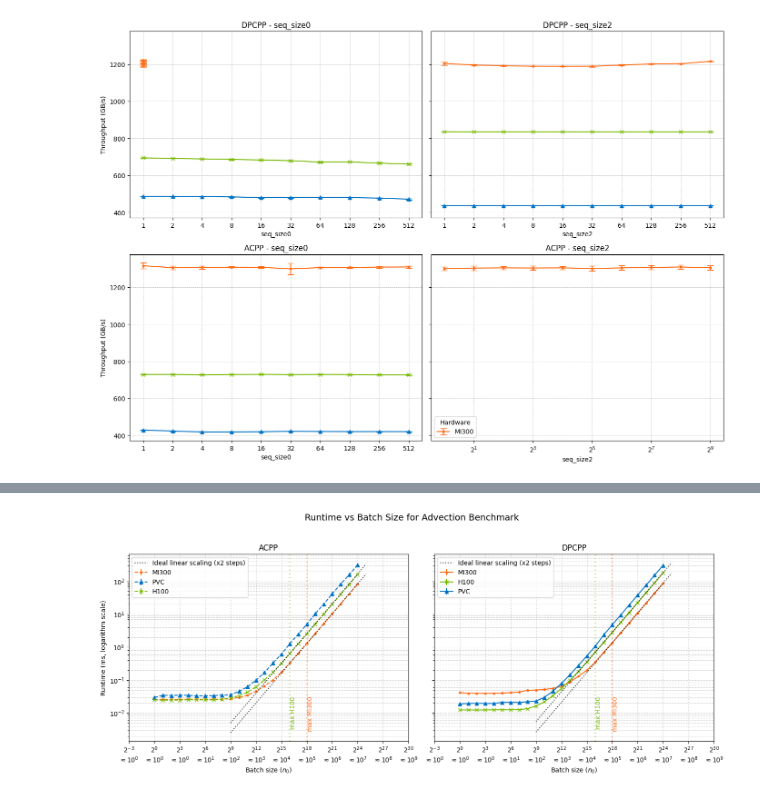
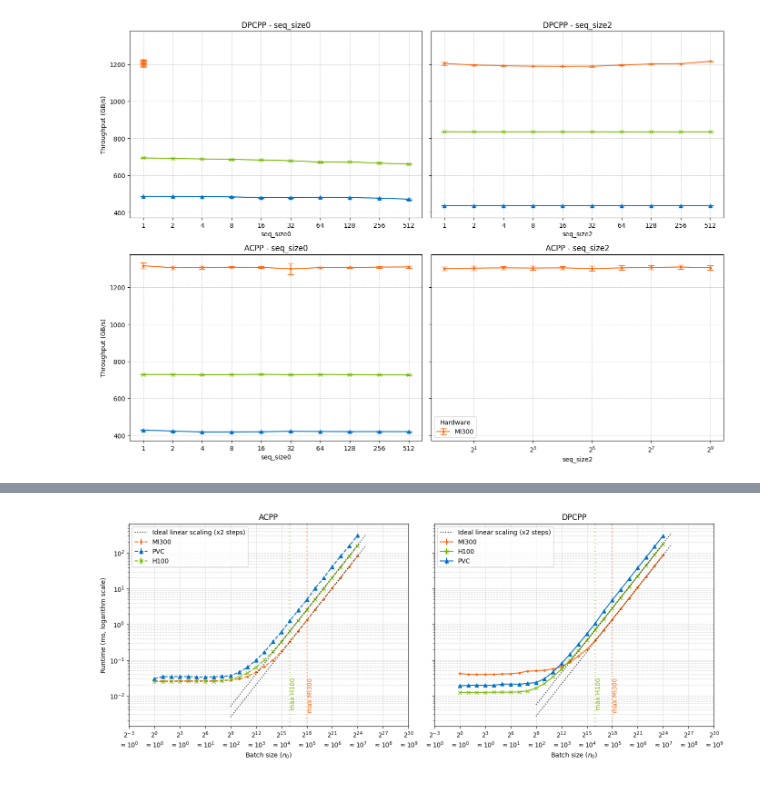
Before and after one commit to Aympab/phd-experiments, a Jupyter notebook: out/diag.ipynb, the cells around one changed output, grey strips where cells are left out. Cells and saved outputs as stored; diff of their text form; code cells hidden in the pictures.

```diff
--- a/out/diag.ipynb
+++ b/out/diag.ipynb
@@ -565,32 +688,32 @@ for ax, impl in zip(axes, ["acpp", "dpcpp"]):
         color = hardware_styles[hw]["color"]
         rgba = to_rgba(color, alpha)
         ax.axvline(limit_x, color=rgba, linestyle=(0, (1, 3)), linewidth=1.5, zorder=1)
         ax.text(limit_x+2, 10**-1.5, f"max {hw.upper()}", rotation=90, color=color, alpha=1, va="top")
 
     ax.set_xscale("log", base=2)
     ax.set_yscale("log")
     ax.set_xlim(left=1)
     ax.set_xlabel("Batch size ($n_0$)")
     ax.grid(True, which="both", ls=":")
 
 axes[0].set_ylabel("Runtime (ms, logarithm scale)")
 
 # Custom x-ticks with powers of two and approximate decimal equivalents
 xticks = axes[0].get_xticks()
 xticklabels = [f"$2^{{{int(np.log2(x))}}}$\n$\\approx 10^{{{int(np.log10(x))}}}$" if x > 0 else "" for x in xticks]
 for ax in axes:
     ax.set_xticks(xticks)
     ax.set_xticklabels(xticklabels)
 
 # Deduplicated legends
 for ax in axes:
     handles, labels = ax.get_legend_handles_labels()
     unique = dict(zip(labels, handles))
     ax.legend(unique.values(), unique.keys())
 
-fig.suptitle("Runtime vs Batch Size for Advection Benchmark", fontsize=14)
+# fig.suptitle("Runtime vs $n_0$ batch size with fixed $n_1 = 512$, $n_2=1$", fontsize=14)
 fig.tight_layout(rect=[0, 0, 1, 0.95])
 plt.savefig("outer-loop-runtime-scaling.pdf")
 plt.show()
 # %% [output]
-[figure, old version]
+[figure, new version]
```
Also changed, not shown: parts of 4 cells of this notebook, 5 other files.
